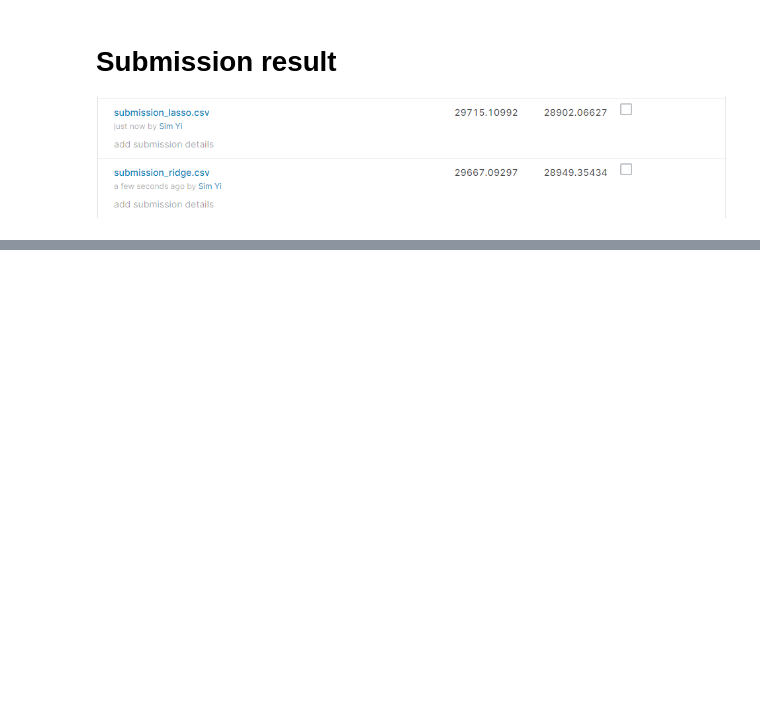
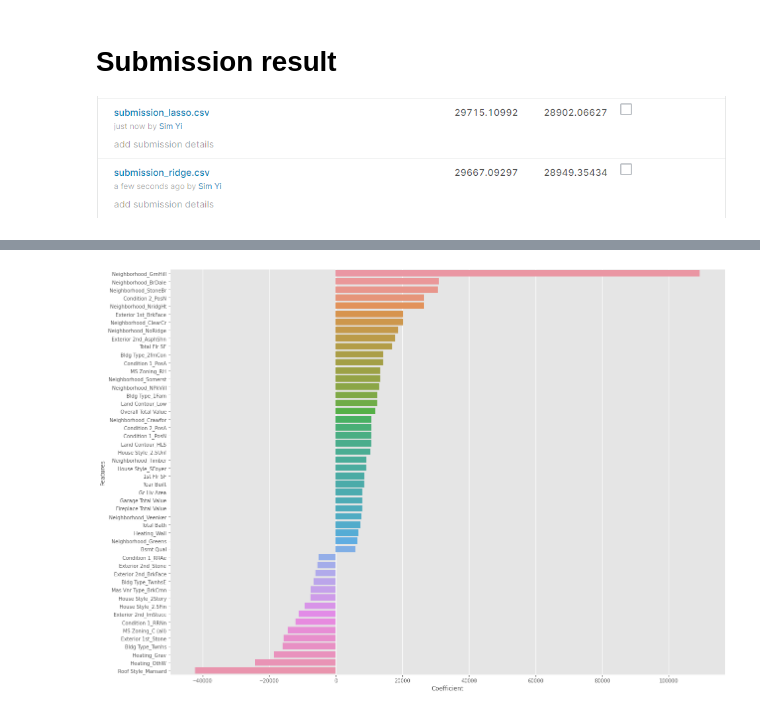
Before and after one commit to SimYiSY/Ames_Housing_Data, a Jupyter notebook: code/03 Model and Analysis.ipynb, the cells around one changed output, grey strips where cells are left out. Drawn from its saved outputs; the diff is of its cells as text; code cells hidden in the pictures; blank space fills up the shorter version.

```diff
--- a/code/03 Model and Analysis.ipynb
+++ b/code/03 Model and Analysis.ipynb
@@ -839,0 +706,3 @@ Big houses prices higher
+# %%
+df_coef_50 = pd.DataFrame(coef_50).reset_index().rename(columns = {'index': 'Features', 0: 'Coefficient'})
+df_coef_50.head(10)
@@ -839,0 +741,5 @@ Big houses prices higher
+# %%
+plt.figure(figsize= (20, 15))
+sns.barplot(x = df_coef_50['Coefficient'], y = df_coef_50['Features']);
+# %% [output]
+[figure, added]
```
Also changed, not shown: parts of 48 cells of this notebook.
